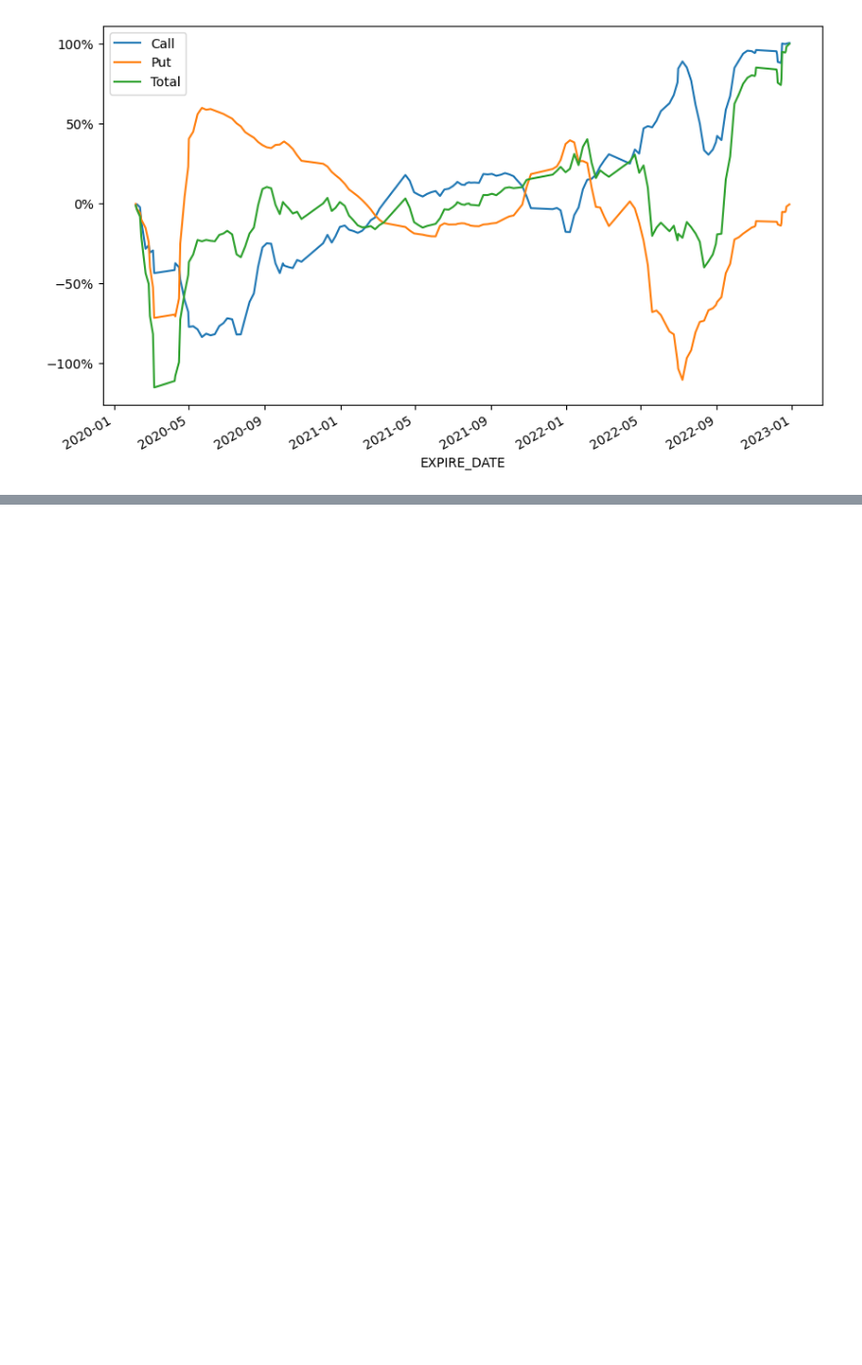
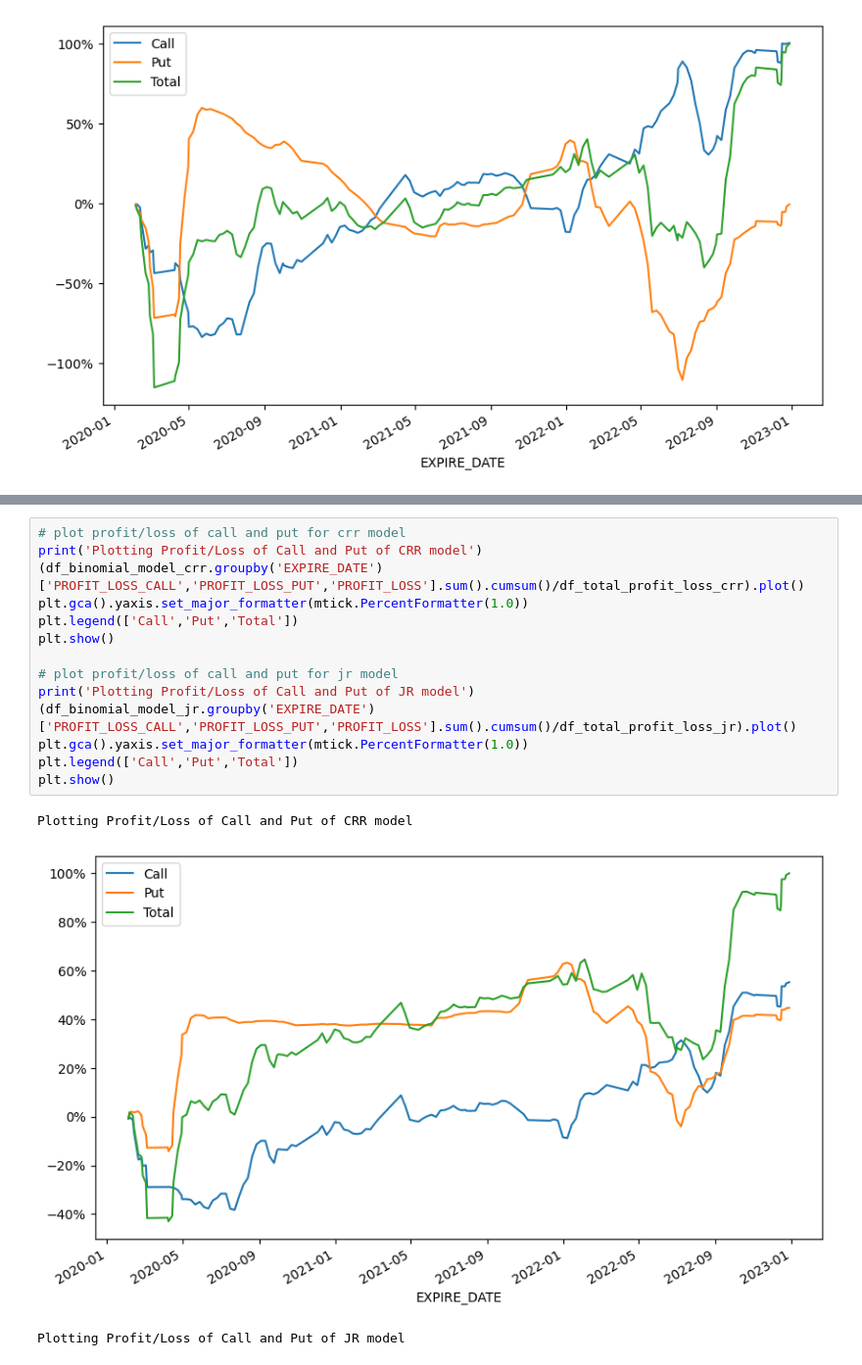
Before and after one commit to juanjaho/QF101-SPY-SPX-Option-Pricing, a Jupyter notebook: Analytics/main_spx.ipynb, the cells around one changed output, grey strips where cells are left out. Shown at 98% size. Saved outputs shown, nothing was run; the diff lists cells and outputs as text; blank space fills up the shorter version.

```diff
--- a/Analytics/main_spx.ipynb
+++ b/Analytics/main_spx.ipynb
@@ -352,0 +434,18 @@ Plotting Profit/Loss of Call and Put of JR model
+# %%
+# plot profit/loss of call and put for crr model
+print('Plotting Profit/Loss of Call and Put of CRR model')
+(df_binomial_model_crr.groupby('EXPIRE_DATE')['PROFIT_LOSS_CALL','PROFIT_LOSS_PUT','PROFIT_LOSS'].sum().cumsum()/df_total_profit_loss_crr).plot()
+plt.gca().yaxis.set_major_formatter(mtick.PercentFormatter(1.0))
+plt.legend(['Call','Put','Total'])
+plt.show()
+
+# plot profit/loss of call and put for jr model
+print('Plotting Profit/Loss of Call and Put of JR model')
+(df_binomial_model_jr.groupby('EXPIRE_DATE')['PROFIT_LOSS_CALL','PROFIT_LOSS_PUT','PROFIT_LOSS'].sum().cumsum()/df_total_profit_loss_jr).plot()
+plt.gca().yaxis.set_major_formatter(mtick.PercentFormatter(1.0))
+plt.legend(['Call','Put','Total'])
+plt.show()
+# %% [output]
+Plotting Profit/Loss of Call and Put of CRR model
+[figure, added]
+Plotting Profit/Loss of Call and Put of JR model
```
Also changed, not shown: parts of 6 cells of this notebook, 5 other files.
